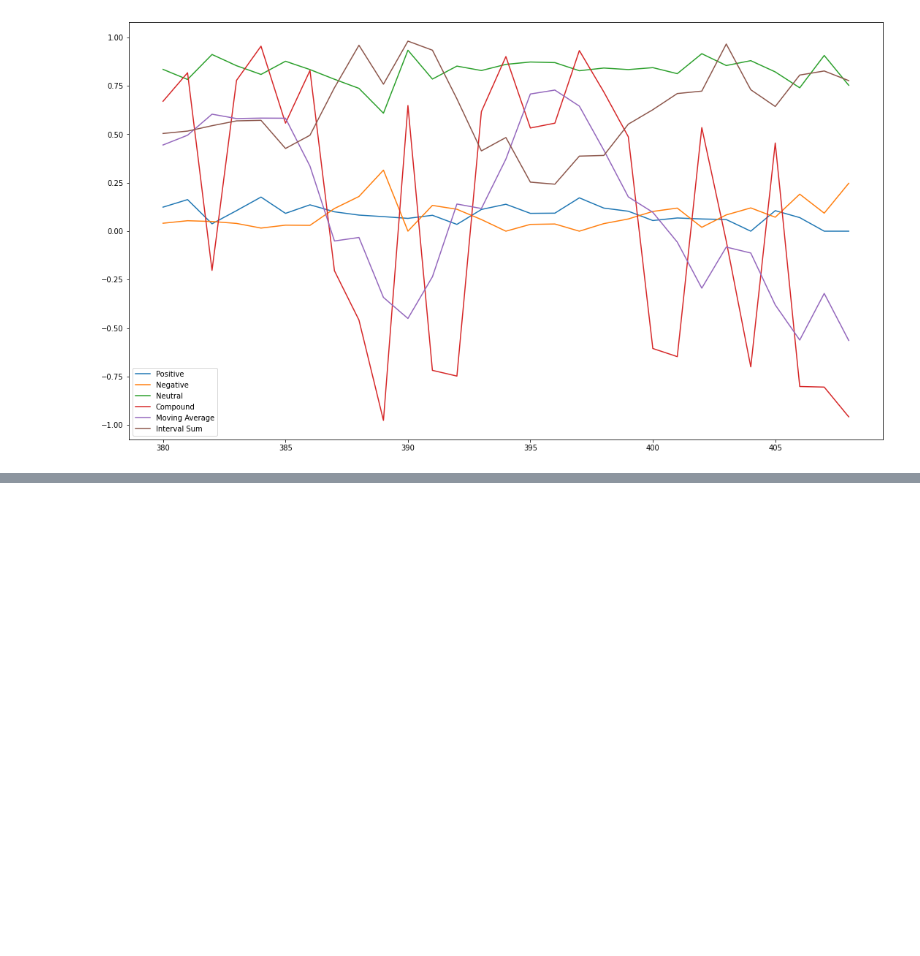
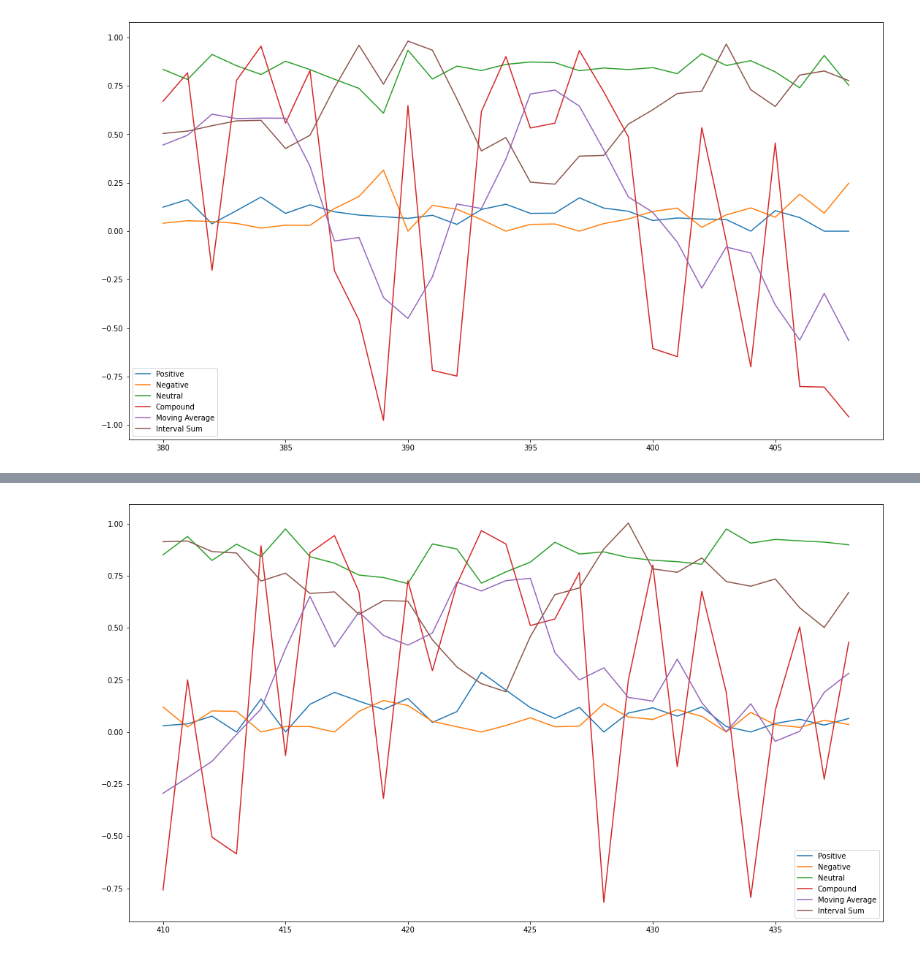
Before and after one commit to AhtiAhde/AnnotoolAFA, a Jupyter notebook: notebooks/Analytics.ipynb, the cells around one changed output, grey strips where cells are left out. Drawn from its saved outputs; the diff is of its cells as text; code cells hidden in the pictures; blank space fills up the shorter version.

```diff
--- a/notebooks/Analytics.ipynb
+++ b/notebooks/Analytics.ipynb
@@ -277,0 +282,3 @@ Anyway, first thing to do is to add more bench mark annotations and then to impr
+# %%
+get_sub_2(410, 440, windows)
+# %% [output]
@@ -277,0 +302 @@ Anyway, first thing to do is to add more bench mark annotations and then to impr
+[figure, added]
```
Also changed, not shown: parts of 23 cells of this notebook, 8 other files.
